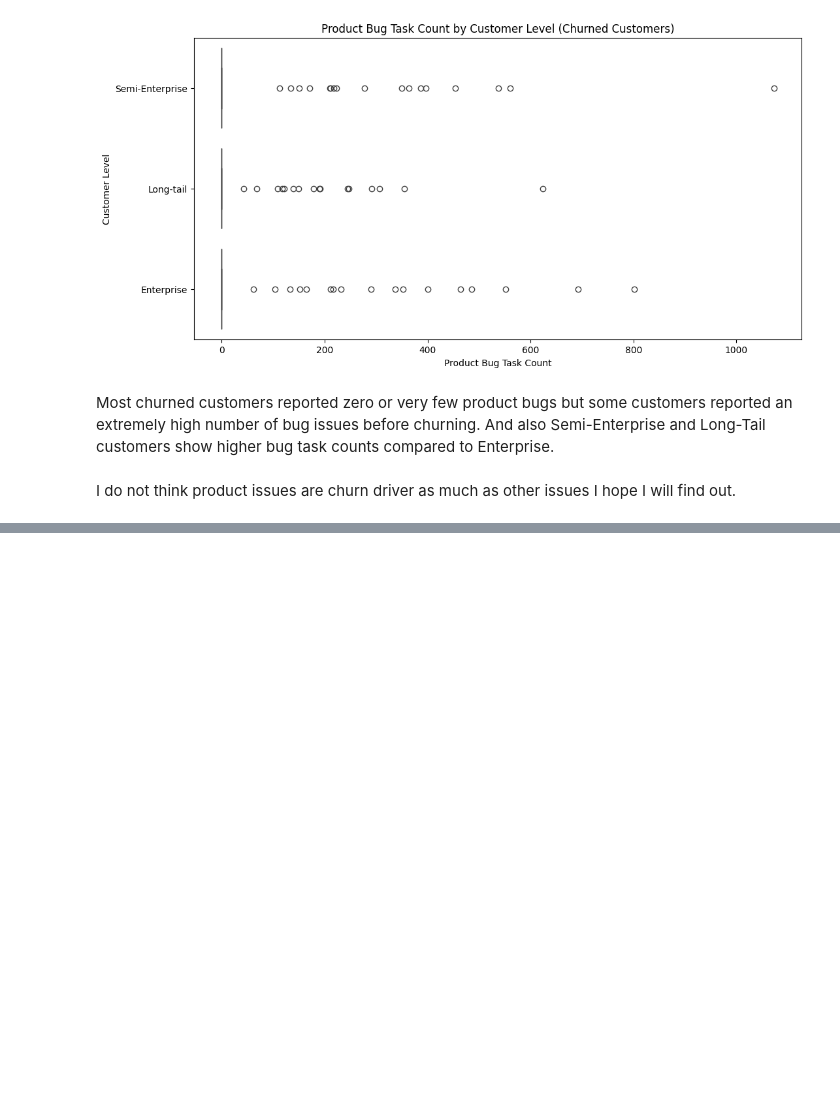
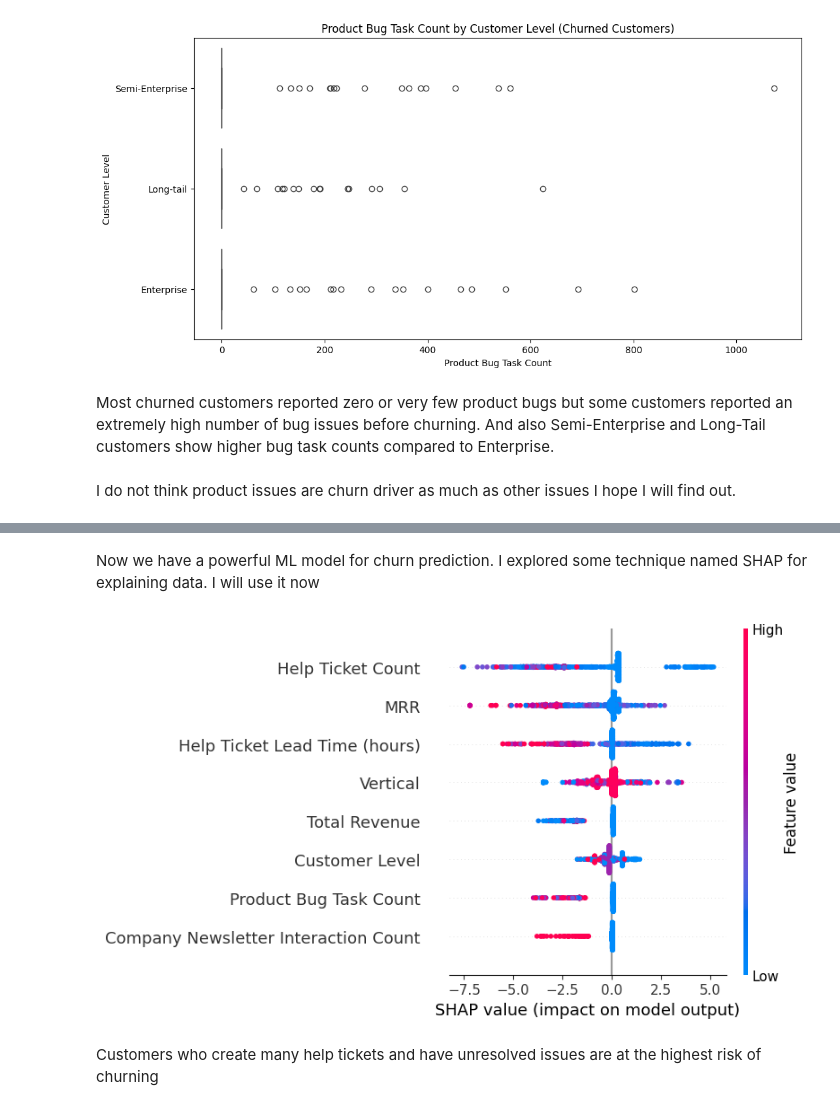
Before and after one commit to yahocan/hacettepeaidatathon2024, a Jupyter notebook: datathon.ipynb, the cells around one changed output, grey strips where cells are left out. Saved outputs shown, nothing was run; the diff lists cells and outputs as text; code cells hidden in the pictures; blank space fills up the shorter version.

```diff
--- a/datathon.ipynb
+++ b/datathon.ipynb
@@ -464,0 +480,10 @@ I do not think product issues are churn driver as much as other issues I hope I
+# %%
+# Convert Status column to binary Churn indicator (1=churned, 0=active customer)
+df["Churn"] = (df["Status"] == 1).astype(int)
+
+features = ["MRR", "Total Revenue", "Help Ticket Count",
+            "Help Ticket Lead Time (hours)", "Company Newsletter Interaction Count",
+            "Product Bug Task Count", "Customer Level", "Vertical"]
+
+X = df[features]
+y = df["Churn"]
@@ -464,0 +541,5 @@ I do not think product issues are churn driver as much as other issues I hope I
+# %%
+from imblearn.over_sampling import SMOTE
+
+smote = SMOTE(sampling_strategy=0.5, random_state=42)
+X_resampled, y_resampled = smote.fit_resample(X, y)
@@ -464,0 +601,20 @@ I do not think product issues are churn driver as much as other issues I hope I
+# %%
+from sklearn.model_selection import RandomizedSearchCV
+
+param_grid = {
+    'n_estimators': [100, 200, 300],
+    'max_depth': [3, 5, 7],
+    'learning_rate': [0.01, 0.1, 0.2],
+    'subsample': [0.7, 0.8, 1.0],
+    'colsample_bytree': [0.7, 0.8, 1.0]
+}
+
+# Perform randomized search for parameters
+xgb_tuned = XGBClassifier(scale_pos_weight=len(y_train[y_train == 0]) / len(y_train[y_train == 1]), eval_metric="logloss")
+xgb_search = RandomizedSearchCV(xgb_tuned, param_distributions=param_grid, n_iter=10, scoring='f1', cv=3, random_state=42)
+xgb_search.fit(X_train, y_train)
+
+# Evaluate best model
+best_xgb = xgb_search.best_estimator_
+y_pred = best_xgb.predict(X_test)
+print(classification_report(y_test, y_pred))
@@ -464,0 +630,2 @@ I do not think product issues are churn driver as much as other issues I hope I
+# %% [markdown]
+Now we have a powerful ML model for churn prediction. I explored some technique named SHAP for explaining data. I will use it now
@@ -464,0 +635,11 @@ I do not think product issues are churn driver as much as other issues I hope I
+# %%
+# Lets create SHAP explainer
+explainer = shap.Explainer(best_xgb)
+shap_values = explainer(X_test)
+
+# I will plot the overall feature importance
+shap.summary_plot(shap_values, X_test)
+# %% [output]
+[figure, added]
+# %% [markdown]
+Customers who create many help tickets and have unresolved issues are at the highest risk of churning
```
Also changed, not shown: parts of 26 cells of this notebook, 11 other files.
